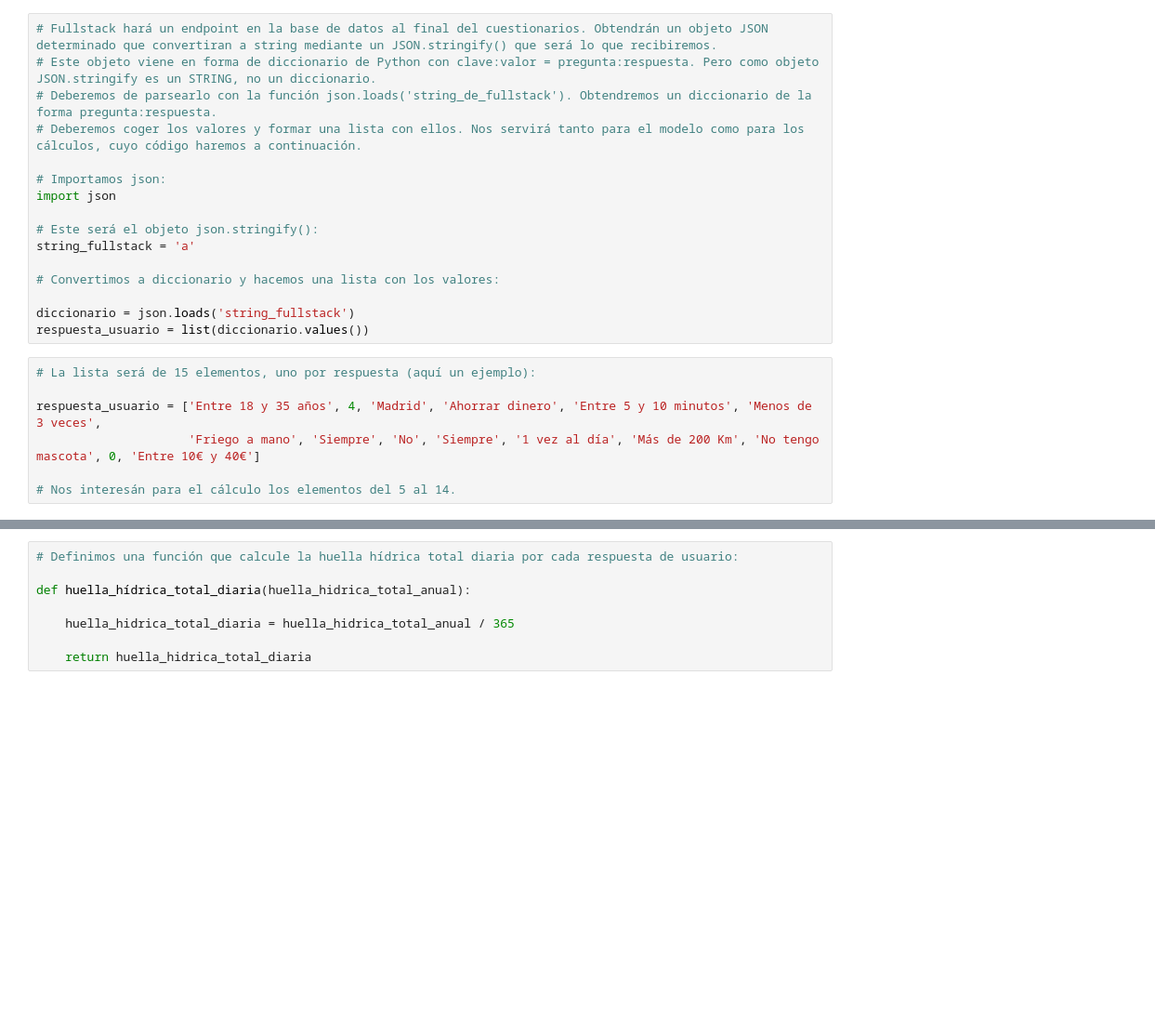
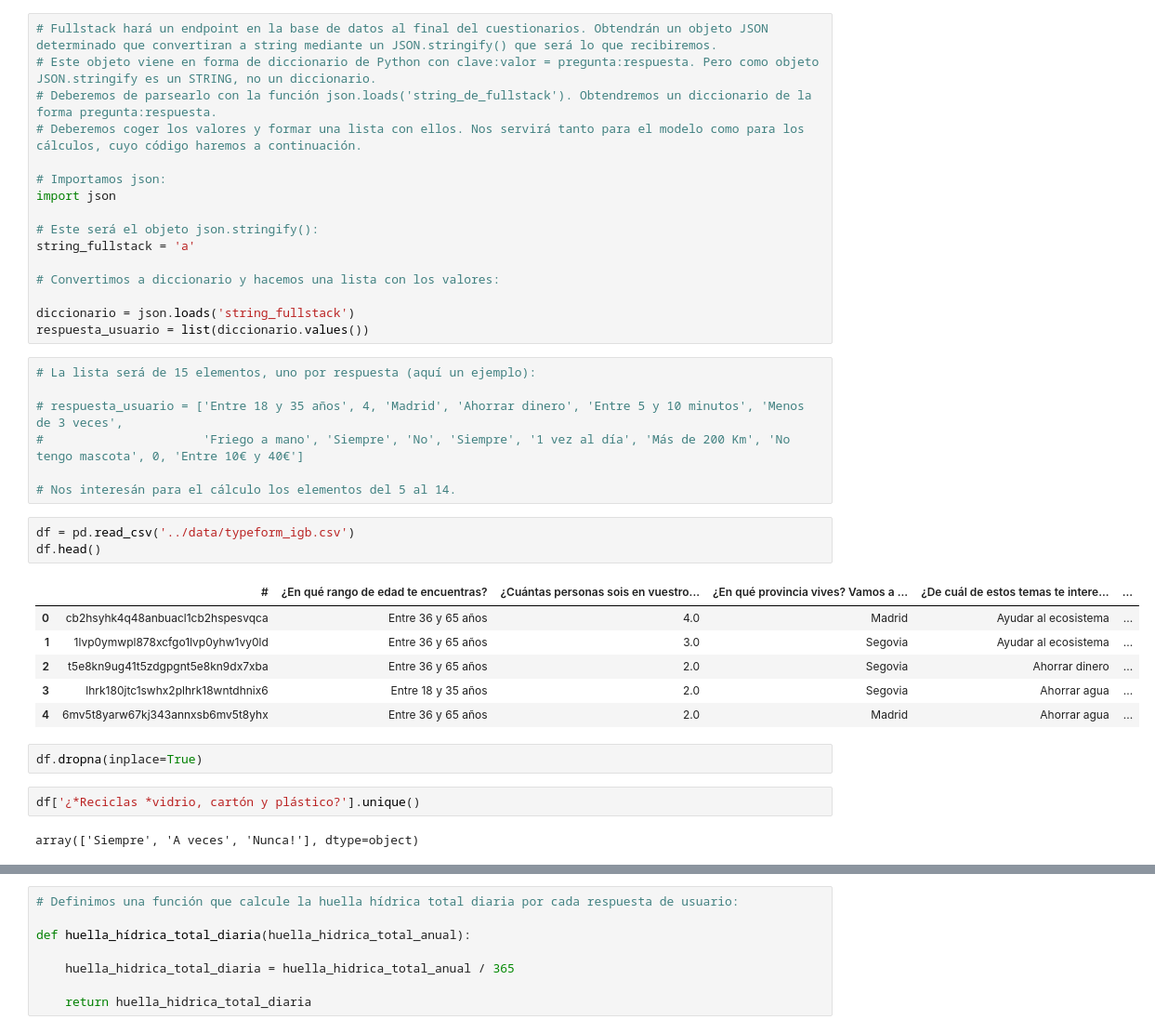
Before and after one commit to IgnacioGB1990/Data_Desafio, a Jupyter notebook: Convertion Calculations/Código Huella.ipynb, the cells around one changed output, grey strips where cells are left out. Shown: that part at 93% size. Cells and saved outputs as stored; diff of their text form; blank space fills up the shorter version.

```diff
--- a/Convertion Calculations/Código Huella.ipynb
+++ b/Convertion Calculations/Código Huella.ipynb
@@ -19,10 +19,26 @@ respuesta_usuario = list(diccionario.values())
 # %%
 # La lista será de 15 elementos, uno por respuesta (aquí un ejemplo):
 
-respuesta_usuario = ['Entre 18 y 35 años', 4, 'Madrid', 'Ahorrar dinero', 'Entre 5 y 10 minutos', 'Menos de 3 veces',
-                     'Friego a mano', 'Siempre', 'No', 'Siempre', '1 vez al día', 'Más de 200 Km', 'No tengo mascota', 0, 'Entre 10€ y 40€']
+# respuesta_usuario = ['Entre 18 y 35 años', 4, 'Madrid', 'Ahorrar dinero', 'Entre 5 y 10 minutos', 'Menos de 3 veces',
+#                      'Friego a mano', 'Siempre', 'No', 'Siempre', '1 vez al día', 'Más de 200 Km', 'No tengo mascota', 0, 'Entre 10€ y 40€']
 
 # Nos interesán para el cálculo los elementos del 5 al 14.
+# %%
+df = pd.read_csv('../data/typeform_igb.csv')
+df.head()
+# %% [output]
+|  | # | ¿En qué rango de edad te encuentras? | ¿Cuántas personas sois en vuestro... | ¿En qué provincia vives? Vamos a ... | ¿De cuál de estos temas te intere... | ... |
+| 0 | cb2hsyhk4q48anbuacl1cb2hspesvqca | Entre 36 y 65 años | 4.0 | Madrid | Ayudar al ecosistema | ... |
+| 1 | 1lvp0ymwpl878xcfgo1lvp0yhw1vy0ld | Entre 36 y 65 años | 3.0 | Segovia | Ayudar al ecosistema | ... |
+| 2 | t5e8kn9ug41t5zdgpgnt5e8kn9dx7xba | Entre 36 y 65 años | 2.0 | Segovia | Ahorrar dinero | ... |
+| 3 | lhrk180jtc1swhx2plhrk18wntdhnix6 | Entre 18 y 35 años | 2.0 | Segovia | Ahorrar agua | ... |
+| 4 | 6mv5t8yarw67kj343annxsb6mv5t8yhx | Entre 36 y 65 años | 2.0 | Madrid | Ahorrar agua | ... |
+# %%
+df.dropna(inplace=True)
+# %%
+df['¿*Reciclas *vidrio, cartón y plástico?'].unique()
+# %% [output]
+array(['Siempre', 'A veces', 'Nunca!'], dtype=object)
 # %%
 # Nos ayudamos de expresiones regulares para la decimocuarta respuesta:
 import re
```
Also changed, not shown: parts of 6 cells of this notebook, 1 other file.
